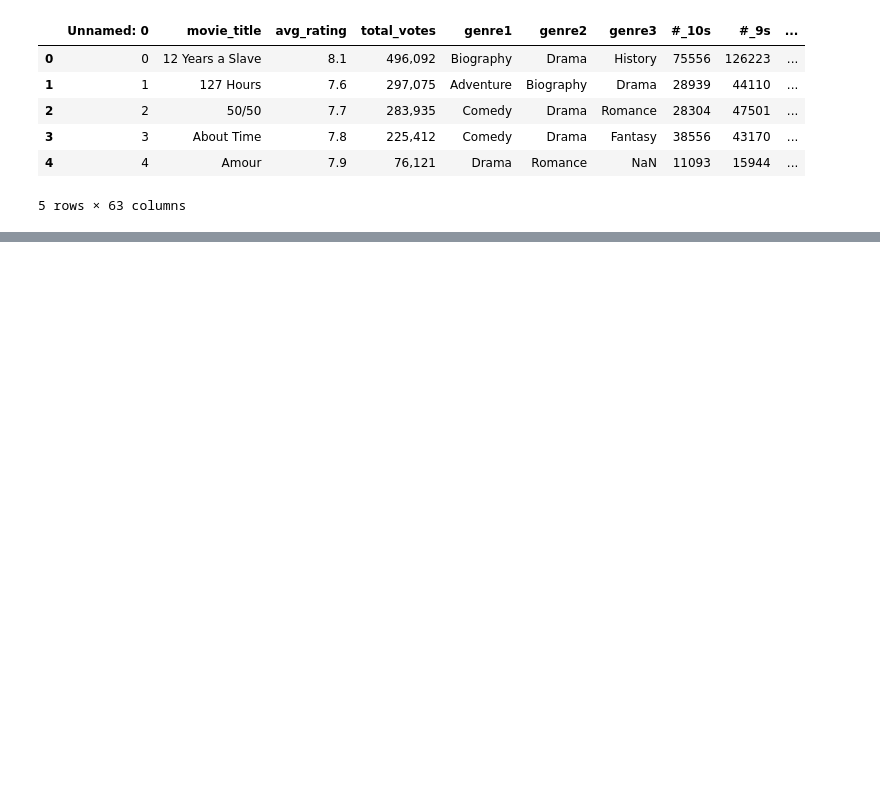
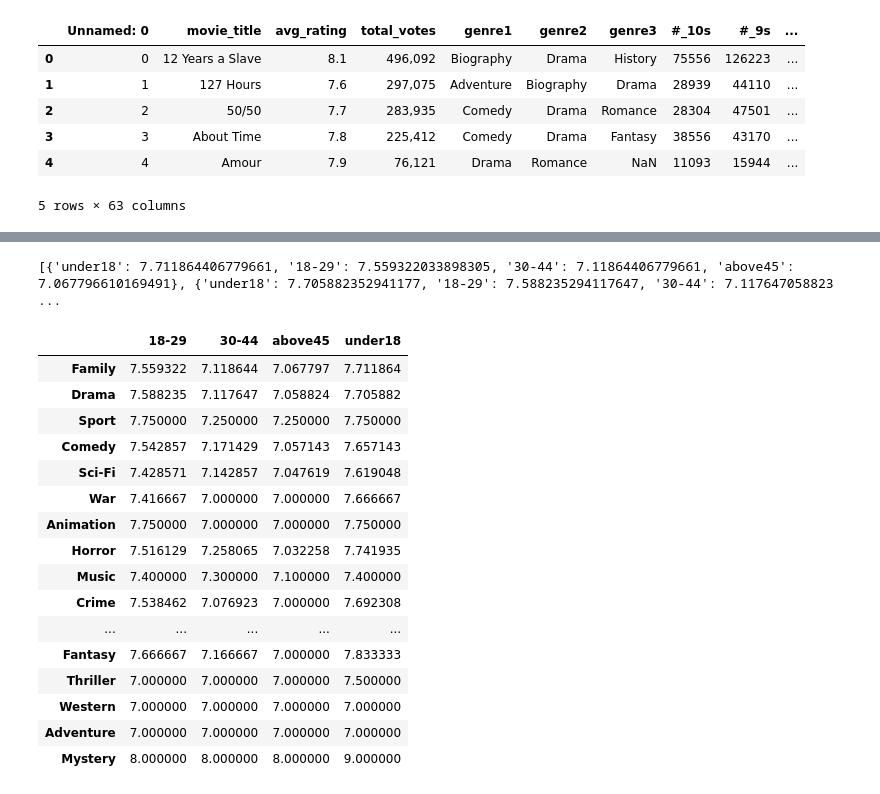
Before and after one commit to Suhang1014/DV_IMDBmovie-score, a Jupyter notebook: Data_Cleaning&Processing.ipynb, the cells around one changed output, grey strips where cells are left out. Cells and saved outputs as stored; diff of their text form; code cells hidden in the pictures; blank space fills up the shorter version.

```diff
--- a/Data_Cleaning&Processing.ipynb
+++ b/Data_Cleaning&Processing.ipynb
@@ -348,0 +452,33 @@ df_cleandata.head()
+# %%
+# count average rating  given by female
+results_list_m = []
+for key_m,values_m in count_dict_m.items():
+    keyf_m,values_m = str(key_m),dict(values_m)
+    for key0,value in count_dict0.items():
+        key0,value = str(key0),int(value)
+        if key_m==key0:
+            result = {k: v/value for k,v in values_m.items()}
+            results_list_m.append(result)
+
+print(results_list_m)
+pd_avgr_agem = pd.DataFrame(results_list_m, index=genre_list)
+pd_avgr_agem
+# %% [output]
+[{'under18': 7.711864406779661, '18-29': 7.559322033898305, '30-44': 7.11864406779661, 'above45': 7.067796610169491}, {'under18': 7.705882352941177, '18-29': 7.588235294117647, '30-44': 7.117647058823 ...
+|  | 18-29 | 30-44 | above45 | under18 |
+| Family | 7.559322 | 7.118644 | 7.067797 | 7.711864 |
+| Drama | 7.588235 | 7.117647 | 7.058824 | 7.705882 |
+| Sport | 7.750000 | 7.250000 | 7.250000 | 7.750000 |
+| Comedy | 7.542857 | 7.171429 | 7.057143 | 7.657143 |
+| Sci-Fi | 7.428571 | 7.142857 | 7.047619 | 7.619048 |
+| War | 7.416667 | 7.000000 | 7.000000 | 7.666667 |
+| Animation | 7.750000 | 7.000000 | 7.000000 | 7.750000 |
+| Horror | 7.516129 | 7.258065 | 7.032258 | 7.741935 |
+| Music | 7.400000 | 7.300000 | 7.100000 | 7.400000 |
+| Crime | 7.538462 | 7.076923 | 7.000000 | 7.692308 |
+| ... | ... | ... | ... | ... |
+| Fantasy | 7.666667 | 7.166667 | 7.000000 | 7.833333 |
+| Thriller | 7.000000 | 7.000000 | 7.000000 | 7.500000 |
+| Western | 7.000000 | 7.000000 | 7.000000 | 7.000000 |
+| Adventure | 7.000000 | 7.000000 | 7.000000 | 7.000000 |
+| Mystery | 8.000000 | 8.000000 | 8.000000 | 9.000000 |
```
Also changed, not shown: parts of 12 cells of this notebook, 15 other files.
